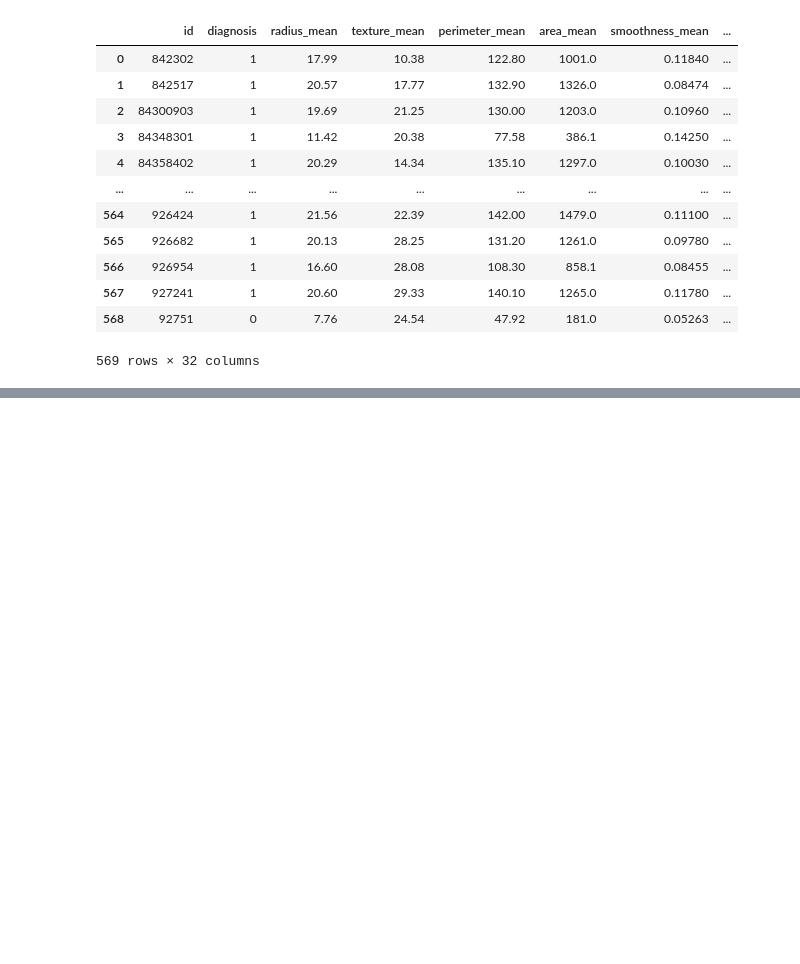
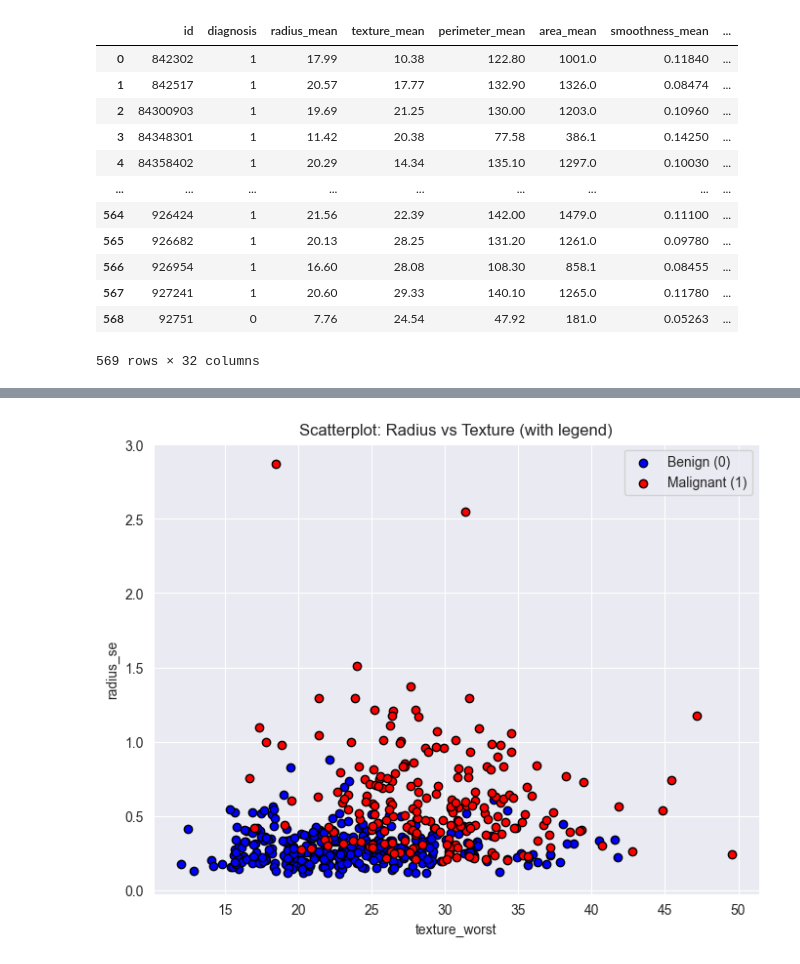
Before and after one commit to plamensve/BREAST_CANCER_ML, a Jupyter notebook: notebooks/05_modeling.ipynb, the cells around one changed output, grey strips where cells are left out. Drawn from its saved outputs; the diff is of its cells as text; code cells hidden in the pictures; blank space fills up the shorter version.

```diff
--- a/notebooks/05_modeling.ipynb
+++ b/notebooks/05_modeling.ipynb
@@ -91,0 +135,22 @@ plt.show()
+# %%
+plt.figure(figsize=(8,6))
+
+plt.scatter(
+    data[data['diagnosis']==0]['texture_worst'],
+    data[data['diagnosis']==0]['radius_se'],
+    color='blue', label='Benign (0)', edgecolors='k'
+)
+
+plt.scatter(
+    data[data['diagnosis']==1]['texture_worst'],
+    data[data['diagnosis']==1]['radius_se'],
+    color='red', label='Malignant (1)', edgecolors='k'
+)
+
+plt.xlabel("texture_worst")
+plt.ylabel("radius_se")
+plt.title("Scatterplot: Radius vs Texture (with legend)")
+plt.legend()
+plt.show()
+# %% [output]
+[figure, added]
```
Also changed, not shown: parts of 6 cells of this notebook.
